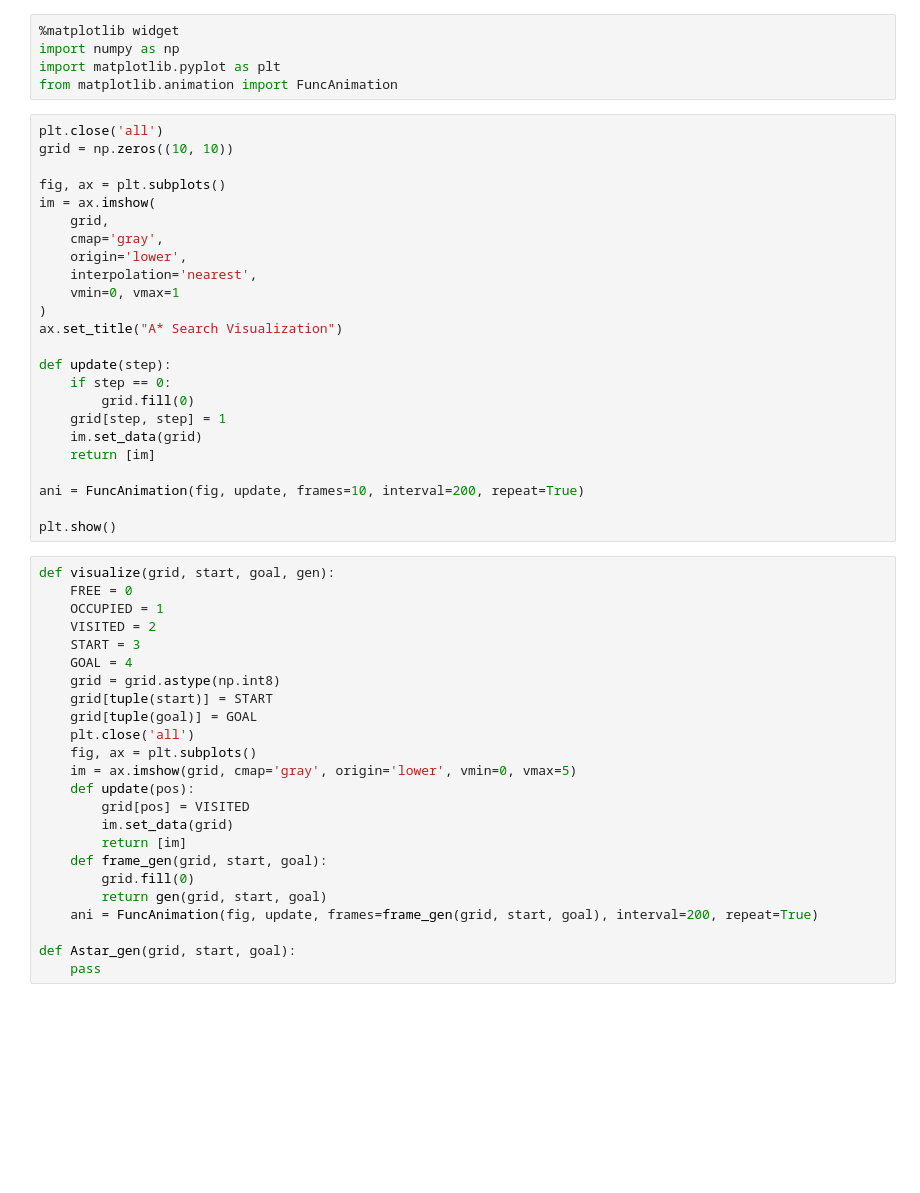
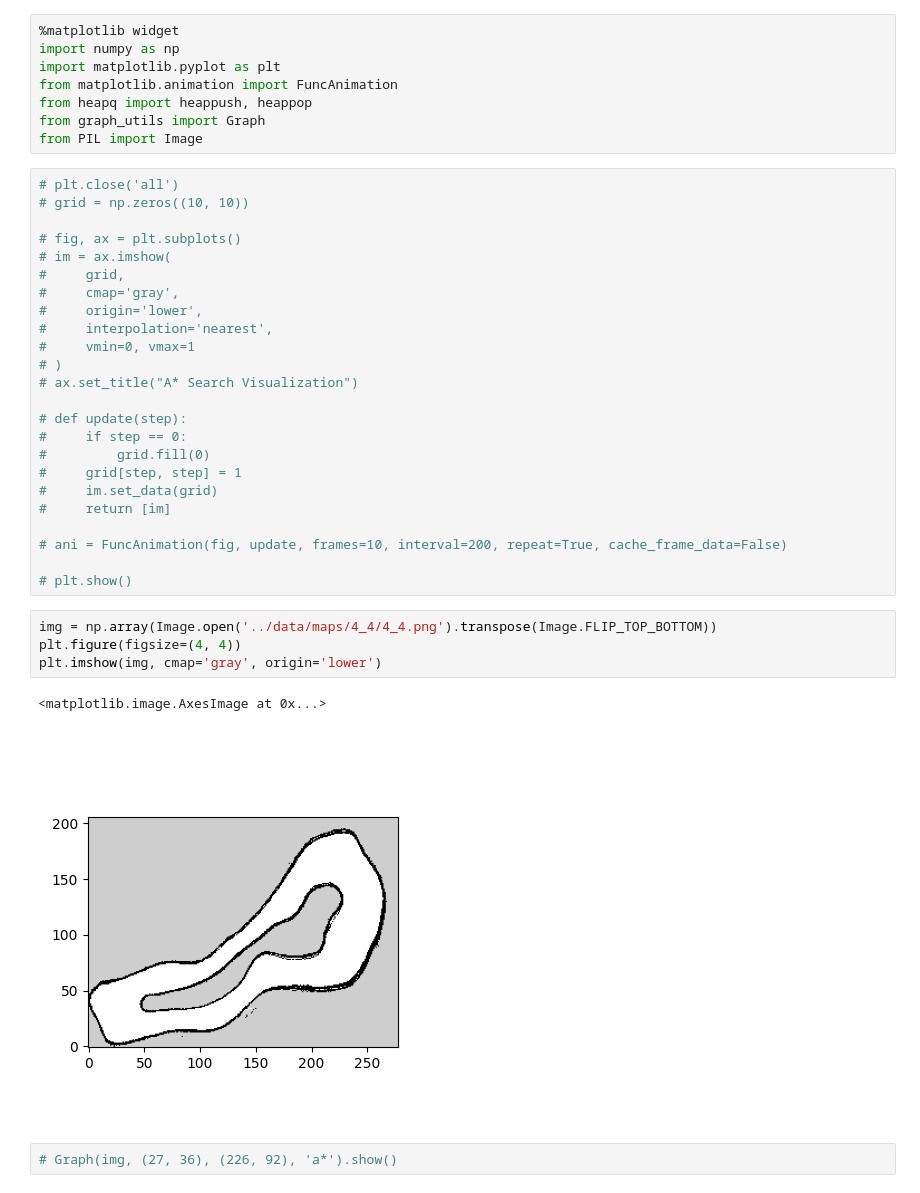
Before and after one commit to WVU-F1Tenth/stephen_ws, a Jupyter notebook: src/stephen/stephen/graph.ipynb, the cells around one changed output. Saved outputs shown, nothing was run; the diff lists cells and outputs as text; blank space fills up the shorter version.

Commit message:
Graph algorithm updates

```diff
--- a/src/stephen/stephen/graph.ipynb
+++ b/src/stephen/stephen/graph.ipynb
@@ -3,51 +3,39 @@
 import numpy as np
 import matplotlib.pyplot as plt
 from matplotlib.animation import FuncAnimation
+from heapq import heappush, heappop
+from graph_utils import Graph
+from PIL import Image
 # %%
-plt.close('all')
-grid = np.zeros((10, 10))
+# plt.close('all')
+# grid = np.zeros((10, 10))
 
-fig, ax = plt.subplots()
-im = ax.imshow(
-    grid,
-    cmap='gray',
-    origin='lower',
-    interpolation='nearest',
-    vmin=0, vmax=1
-)
-ax.set_title("A* Search Visualization")
+# fig, ax = plt.subplots()
+# im = ax.imshow(
+#     grid,
+#     cmap='gray',
+#     origin='lower',
+#     interpolation='nearest',
+#     vmin=0, vmax=1
+# )
+# ax.set_title("A* Search Visualization")
 
-def update(step):
-    if step == 0:
-        grid.fill(0)
-    grid[step, step] = 1
-    im.set_data(grid)
-    return [im]
+# def update(step):
+#     if step == 0:
+#         grid.fill(0)
+#     grid[step, step] = 1
+#     im.set_data(grid)
+#     return [im]
 
-ani = FuncAnimation(fig, update, frames=10, interval=200, repeat=True)
+# ani = FuncAnimation(fig, update, frames=10, interval=200, repeat=True, cache_frame_data=False)
 
-plt.show()
+# plt.show()
-# %%
-def visualize(grid, start, goal, gen):
-    FREE = 0
-    OCCUPIED = 1
-    VISITED = 2
-    START = 3
-    GOAL = 4
-    grid = grid.astype(np.int8)
-    grid[tuple(start)] = START
-    grid[tuple(goal)] = GOAL
-    plt.close('all')
-    fig, ax = plt.subplots()
-    im = ax.imshow(grid, cmap='gray', origin='lower', vmin=0, vmax=5)
-    def update(pos):
-        grid[pos] = VISITED
-        im.set_data(grid)
-        return [im]
-    def frame_gen(grid, start, goal):
-        grid.fill(0)
-        return gen(grid, start, goal)
-    ani = FuncAnimation(fig, update, frames=frame_gen(grid, start, goal), interval=200, repeat=True)
-
-def Astar_gen(grid, start, goal):
-    pass
+# %%
+img = np.array(Image.open('../data/maps/4_4/4_4.png').transpose(Image.FLIP_TOP_BOTTOM))
+plt.figure(figsize=(4, 4))
+plt.imshow(img, cmap='gray', origin='lower')
+# %% [output]
+<matplotlib.image.AxesImage at 0x...>
+[figure, added]
+# %%
+# Graph(img, (27, 36), (226, 92), 'a*').show()
```
Also changed, not shown: 2 other files.
